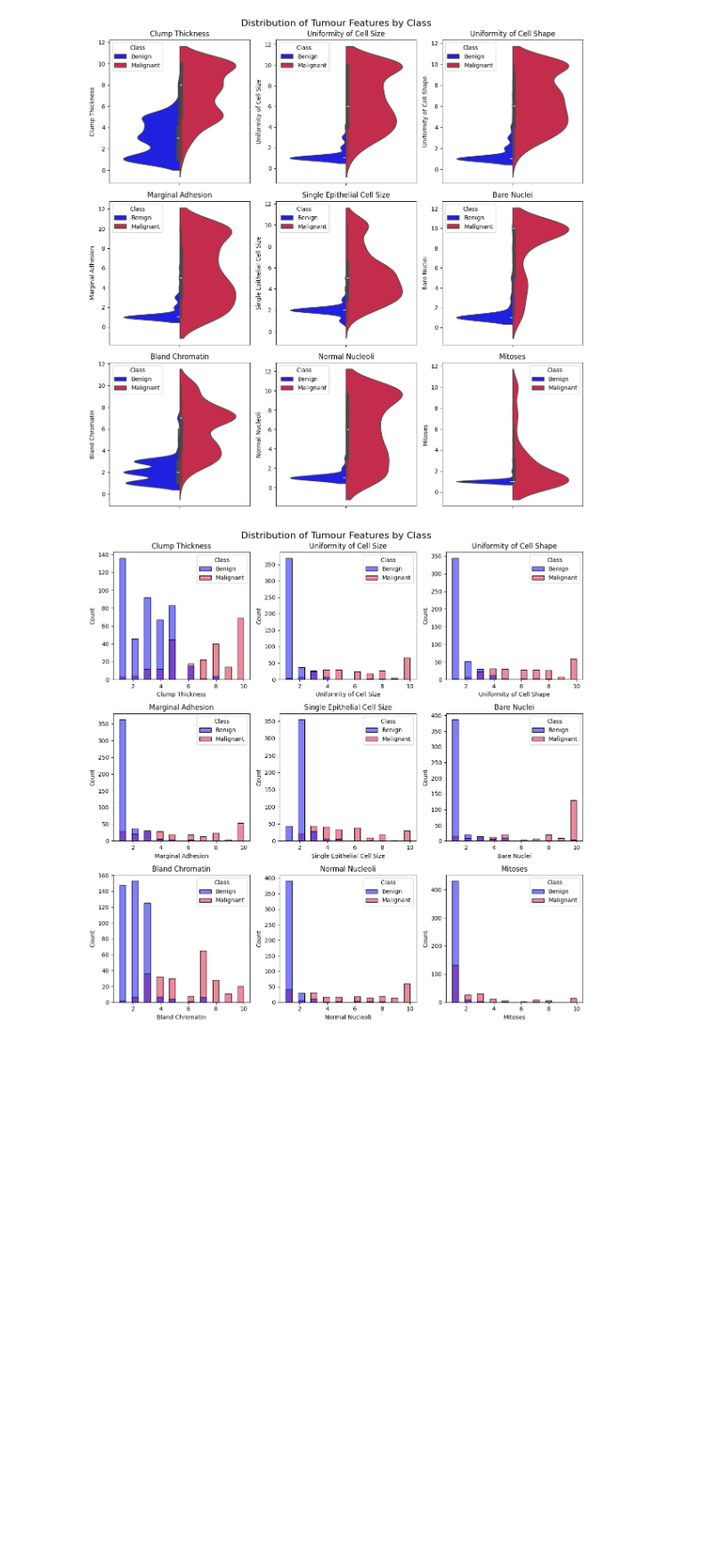
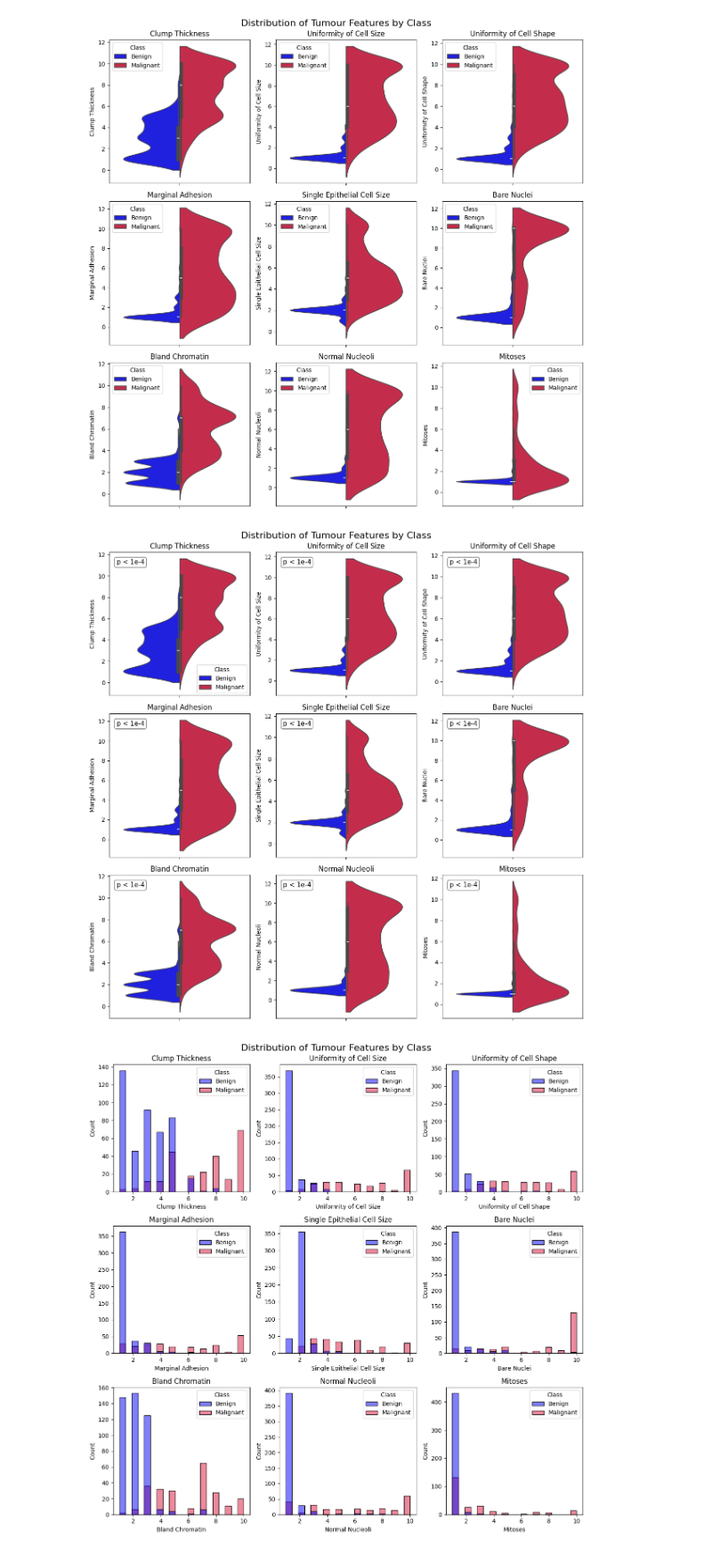
Before and after one commit to danillodbs16/Breast_Cancer_Analysis, a Jupyter notebook: scr/notebooks/BC_categorical_data_analyis.ipynb, the cells around one changed output. Shown at 89% size. Cells and saved outputs as stored; diff of their text form; code cells hidden in the pictures; blank space fills up the shorter version.

Commit message:
adding p-value analysis

```diff
--- a/scr/notebooks/BC_categorical_data_analyis.ipynb
+++ b/scr/notebooks/BC_categorical_data_analyis.ipynb
@@ -120,6 +120,75 @@ plt.tight_layout()  #
 plt.show()
 # %% [output]
 [figure]
+# %%
+import numpy as np
+import matplotlib.pyplot as plt
+import seaborn as sns
+from scipy import stats
+
+features = list(df1)[1:-1]
+
+plt.figure(figsize=(12, 12))
+
+counter = 0
+
+# Pre-split once
+benign = df1[df1["Class"] == "Benign"]
+malignant = df1[df1["Class"] == "Malignant"]
+
+for i in features:
+    counter += 1
+    ax = plt.subplot(3, 3, counter)
+
+    sns.violinplot(
+        data=df1,
+        y=i,
+        hue="Class",
+        split=True,
+        palette={"Benign": "blue", "Malignant": "crimson"},
+        ax=ax
+    )
+
+    # Keep legend only in first subplot
+    if counter != 1:
+        ax.get_legend().remove()
+
+    # Drop NaNs
+    bx = benign[i].dropna()
+    mx = malignant[i].dropna()
+
+    # Compute p-value
+    try:
+        _, p_val = stats.mannwhitneyu(bx, mx, alternative='two-sided')
+    except ValueError:
+        p_val = np.nan
+
+    # Format p-value
+    if np.isnan(p_val):
+        p_text = "p = nan"
+    elif p_val < 1e-4:
+        p_text = "p < 1e-4"
+    else:
+        p_text = f"p = {p_val:.4f}"
+
+    # Titles
+    ax.set_title(i)
+
+    # Add p-value annotation
+    ax.text(
+        0.05, 0.95,
+        p_text,
+        transform=ax.transAxes,
+        fontsize=11,
+        verticalalignment='top',
+        bbox=dict(boxstyle="round", facecolor="white", alpha=0.6)
+    )
+
+plt.suptitle("Distribution of Tumour Features by Class", fontsize=16)
+plt.tight_layout()
+plt.show()
+# %% [output]
+[figure, added]
 # %%
 features = list(df1)[1:-1]
 
```
